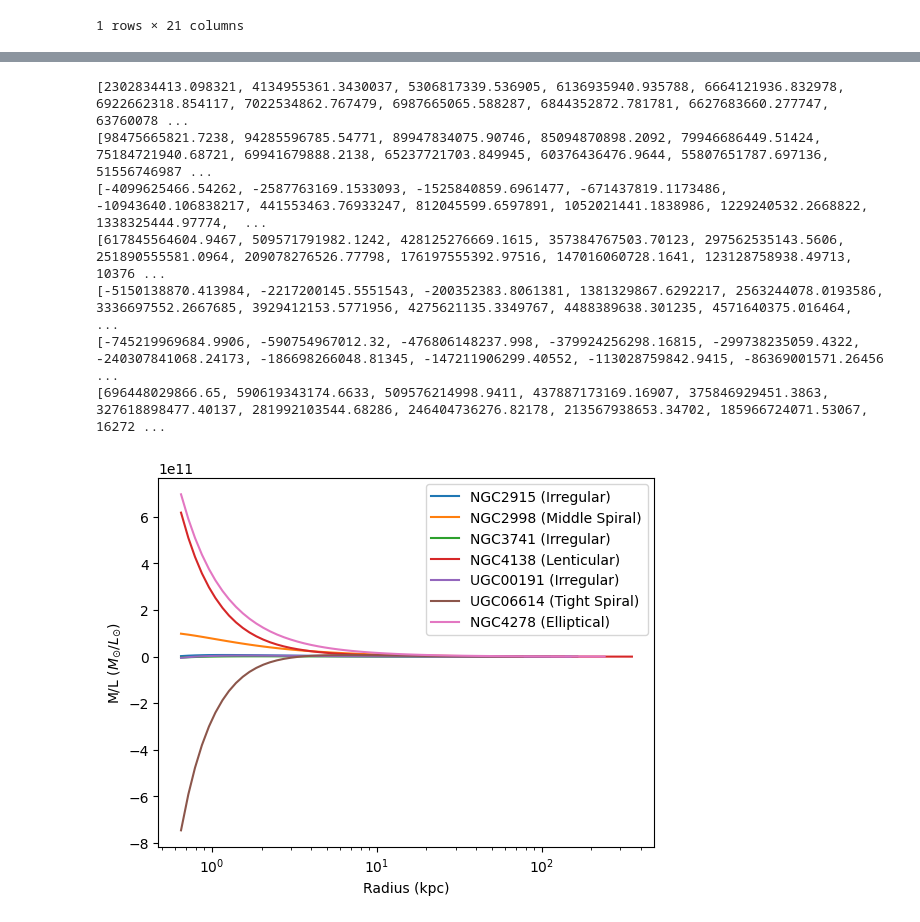
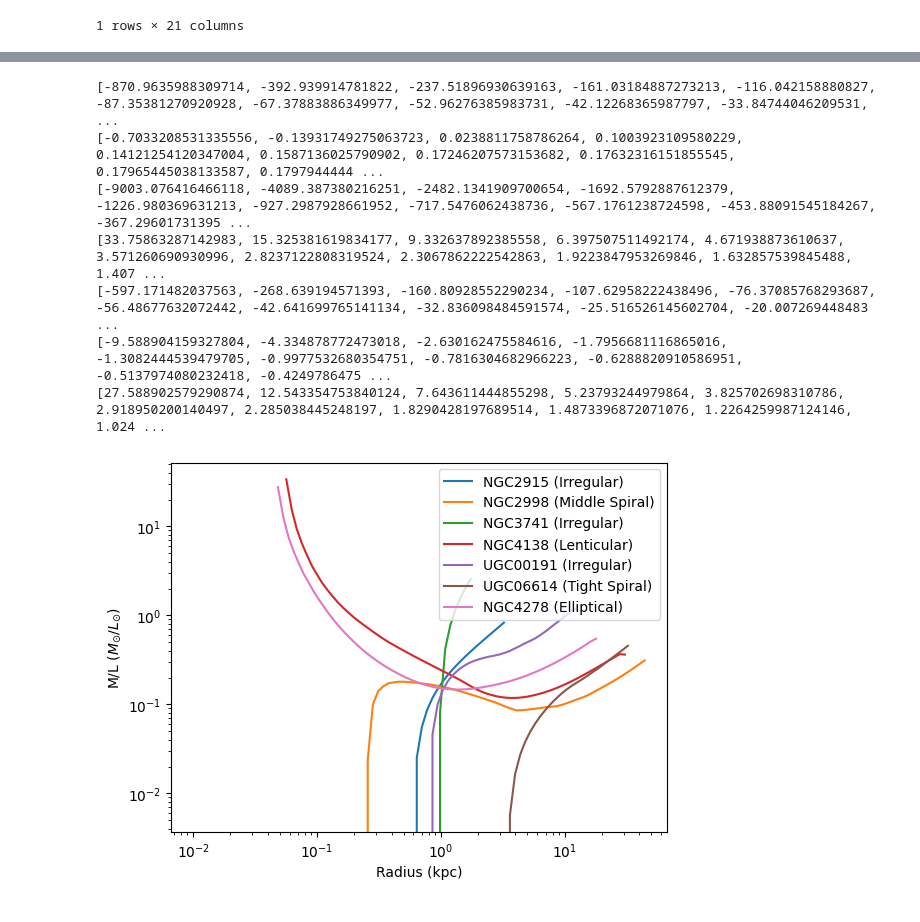
Before and after one commit to Jminding/ComputationalAstrophysics, a Jupyter notebook: Python/qualityflags.ipynb, the cells around one changed output, grey strips where cells are left out. Saved outputs shown, nothing was run; the diff lists cells and outputs as text; code cells hidden in the pictures.

```diff
--- a/Python/qualityflags.ipynb
+++ b/Python/qualityflags.ipynb
@@ -350,0 +466,5 @@ df3
+# %%
+print(df3["Original Radius (1)"][0])
+print(df3["Radius2"][0])
+for i in range(len(galaxies)):
+    plt.plot(df3["Original Radius (1)"][i], df3["Radius2"][i])
@@ -408,3 +520,13 @@ df3
 | 4 | 97 | UGC00191 | 2.50 | 2.004000 | 0.000000 | 50.21 | 2.004 | 17100000.0 | [0.62, 0.87, 1.12, 1.37, 1.62, 2.... | [29.9, 34.4, 46.3, 49.8, 57.6, 71... | ... |
 | 5 | 131 | UGC06614 | 3.68 | 124.350000 | 0.000000 | 1461.61 | 124.350 | 88700000.0 | [3.23, 9.18, 10.64, 11.58, 12.52,... | [194.0, 172.0, 170.0, 170.0, 171.... | ... |
 | 6 | 187 | NGC4278 | 1.63 | 81.542678 | 0.012944 | 4884.61 | 82.612 | 15400000.0 | [0.85, 11.2] | [364.0, 256.0] | ... |
+# %%
+for i in range(len(galaxies)):
+    # if i in [3, 5, 6]:
+    # if i == 5:
+    # if i == 6:
+    vel = [df3["Velocity"].tolist()[i][j] ** 2 for j in range(len(df3["Velocity"].tolist()[i]))]
+    plt.plot(r[i], vel, label=galaxy_legend[i])
+# plt.yscale("log")
+plt.legend()
+plt.show()
@@ -412,22 +536,29 @@ df3
 # plot mass vs radius for each galaxy
 for i in range(len(galaxies)):
     plt.plot(r[i], mass[i], label=galaxy_legend[i])
-plt.legend()
 plt.rcParams['text.usetex'] = True
 plt.xlabel(r"Radius (kpc)")
 plt.ylabel(r"Mass ($M_{\odot}$)")
 plt.rcParams['text.usetex'] = False
-plt.show()
+# plt.show()
 mass_fits = []
 for i in range(len(galaxies)):
     mass_fits.append(np.polyfit(r[i], mass[i], 1))
 print(mass_fits)
-# calculate R^2 for each mass fit
+# Plot mass fits
 for i in range(len(galaxies)):
-    for j in range(len(mass[i])):
-        residuals = mass[i][j] - (float(mass_fits[i][0]) * r[i][j] + float(mass_fits[i][1]))
-        ss_res = np.sum(residuals ** 2)
-        ss_tot = np.sum((mass[i] - np.mean(mass[i])) ** 2)
-        r_squared = 1 - (ss_res / ss_tot)
-        print(r_squared)
+    # plt.plot(r[i], mass[i], label=galaxy_legend[i])
+        plt.plot(r[i], np.polyval(mass_fits[i], r[i]), label=galaxy_legend[i] + " Fit")
+plt.legend()
+plt.show()
+for i in range(len(galaxies)):
+    if i in [3, 5, 6]:
+        print(np.polyval(mass_fits[i], 0))
+# # calculate R^2 for each mass fit
+# for i in range(len(galaxies)):
+#         residuals = [mass[i][j] - (float(mass_fits[i][0]) * r[i][j] + float(mass_fits[i][1])) for j in range(len(mass[i]))]
+#         ss_res = np.sum(residuals ** 2)
+#         ss_tot = np.sum((mass[i] - np.mean(mass[i])) ** 2)
+#         r_squared = 1 - (ss_res / ss_tot)
+#         print(r_squared)
 # %% [output]
@@ -549,30 +670,30 @@ df3
 # %%
 # Graph M/L vs radius for each galaxy
 # Figure out why there are spikes?
 for i in range(len(galaxies)):
     radius = df3["Radius2"].tolist()[i]
     l = df3["Lum2"].tolist()[i]
     # m = df3["Mass"].tolist()[i]
     mass_function = lambda m, b, radius: m * radius + b
     # print(m)
     # print(m[0], l[0])
-    ml = [mass_function(mass_fits[i][0], mass_fits[i][1], radius[j]) / l[j] for j in range(len(l))]
+    ml = [(mass_function(mass_fits[i][0], mass_fits[i][1], radius[j])) / l[j] for j in range(len(l))]
     print(ml)
     plt.plot(radius, ml, label=galaxy_legend[i])
 plt.legend()
 plt.xlabel("Radius (kpc)")
 plt.rcParams['text.usetex'] = True
 plt.ylabel(r"M/L ($M_{\odot}/L_{\odot}$)")
 plt.rcParams['text.usetex'] = False
-# plt.yscale("log")
+plt.yscale("log")
 plt.xscale("log")
 plt.show()
 # %% [output]
-[2302834413.098321, 4134955361.3430037, 5306817339.536905, 6136935940.935788, 6664121936.832978, 6922662318.854117, 7022534862.767479, 6987665065.588287, 6844352872.781781, 6627683660.277747, 63760078 ...
-[98475665821.7238, 94285596785.54771, 89947834075.90746, 85094870898.2092, 79946686449.51424, 75184721940.68721, 69941679888.2138, 65237721703.849945, 60376436476.9644, 55807651787.697136, 51556746987 ...
-[-4099625466.54262, -2587763169.1533093, -1525840859.6961477, -671437819.1173486, -10943640.106838217, 441553463.76933247, 812045599.6597891, 1052021441.1838986, 1229240532.2668822, 1338325444.97774,  ...
-[617845564604.9467, 509571791982.1242, 428125276669.1615, 357384767503.70123, 297562535143.5606, 251890555581.0964, 209078276526.77798, 176197555392.97516, 147016060728.1641, 123128758938.49713, 10376 ...
-[-5150138870.413984, -2217200145.5551543, -200352383.8061381, 1381329867.6292217, 2563244078.0193586, 3336697552.2667685, 3929412153.5771956, 4275621135.3349767, 4488389638.301235, 4571640375.016464,  ...
-[-745219969684.9906, -590754967012.32, -476806148237.998, -379924256298.16815, -299738235059.4322, -240307841068.24173, -186698266048.81345, -147211906299.40552, -113028759842.9415, -86369001571.26456 ...
-[696448029866.65, 590619343174.6633, 509576214998.9411, 437887173169.16907, 375846929451.3863, 327618898477.40137, 281992103544.68286, 246404736276.82178, 213567938653.34702, 185966724071.53067, 16272 ...
+[-870.9635988309714, -392.939914781822, -237.51896930639163, -161.03184887273213, -116.042158880827, -87.35381270920928, -67.37883886349977, -52.96276385983731, -42.12268365987797, -33.84744046209531, ...
+[-0.7033208531335556, -0.13931749275063723, 0.0238811758786264, 0.1003923109580229, 0.14121254120347004, 0.1587136025790902, 0.17246207573153682, 0.17632316151855545, 0.17965445038133587, 0.1797944444 ...
+[-9003.076416466118, -4089.387380216251, -2482.1341909700654, -1692.5792887612379, -1226.980369631213, -927.2987928661952, -717.5476062438736, -567.1761238724598, -453.88091545184267, -367.29601731395 ...
+[33.75863287142983, 15.325381619834177, 9.332637892385558, 6.397507511492174, 4.671938873610637, 3.571260690930996, 2.8237122808319524, 2.3067862222542863, 1.9223847953269846, 1.632857539845488, 1.407 ...
+[-597.171482037563, -268.639194571393, -160.80928552290234, -107.62958222438496, -76.37085768293687, -56.48677632072442, -42.641699765141134, -32.836098484591574, -25.516526145602704, -20.007269448483 ...
+[-9.588904159327804, -4.334878772473018, -2.630162475584616, -1.7956681116865016, -1.3082444539479705, -0.9977532680354751, -0.7816304682966223, -0.6288820910586951, -0.5137974080232418, -0.4249786475 ...
+[27.588902579290874, 12.543354753840124, 7.643611444855298, 5.23793244979864, 3.825702698310786, 2.918950200140497, 2.285038445248197, 1.8290428197689514, 1.4873396872071076, 1.2264259987124146, 1.024 ...
-[figure, old version]
+[figure, new version]
```
Also changed, not shown: parts of 9 cells of this notebook.
